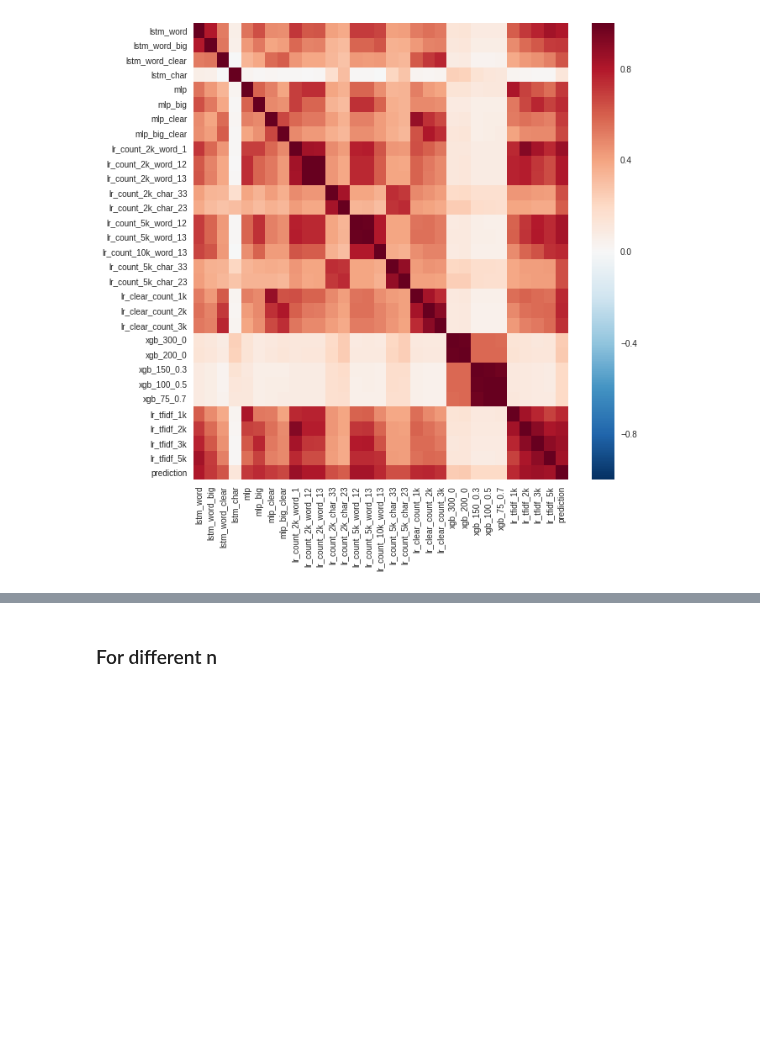
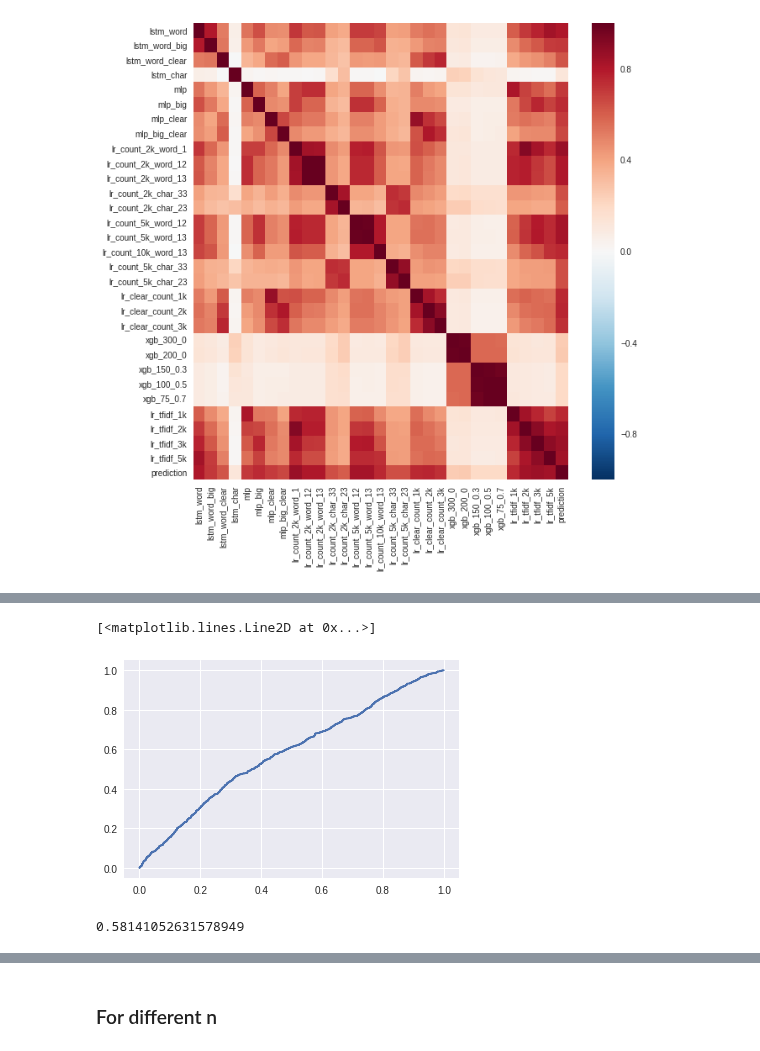
Before and after one commit to EvgenyKashin/CommentsAnalysis, a Jupyter notebook: FinalSolution.ipynb, the cells around one changed output, grey strips where cells are left out. Drawn from its saved outputs; the diff is of its cells as text; code cells hidden in the pictures; blank space fills up the shorter version.

```diff
--- a/FinalSolution.ipynb
+++ b/FinalSolution.ipynb
@@ -1368,0 +1348,12 @@ Wall time: 34min 17s
+# %%
+# fpr, tpr = roc_curve(y_t, pr.drop('prediction', axis=1).values)
+fpr, tpr, _ = roc_curve(y_t, pr.prediction.values)
+# %%
+plt.plot(fpr, tpr)
+# %% [output]
+[<matplotlib.lines.Line2D at 0x...>]
+[figure, added]
+# %%
+auc(fpr, tpr)
+# %% [output]
+0.58141052631578949
```
Also changed, not shown: parts of 25 cells of this notebook.
